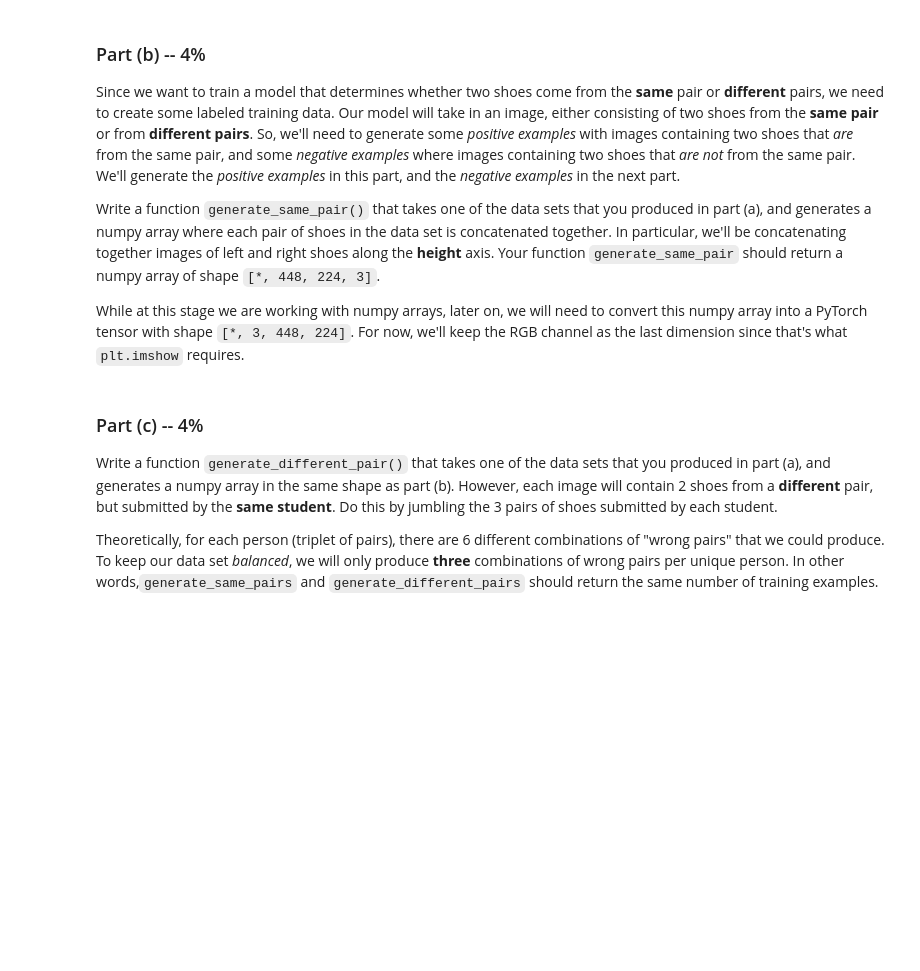
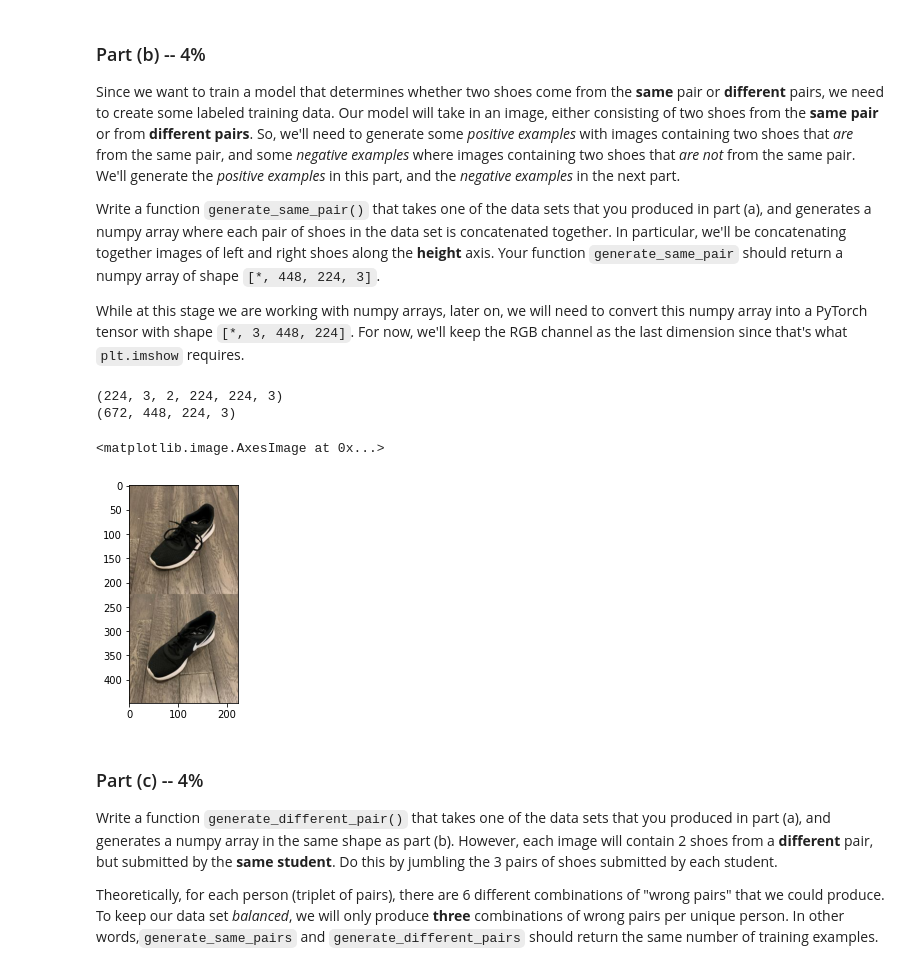
Before and after one commit to Angel2Eyes/deep_learning_course, a Jupyter notebook: Deep Learning Course/Assignment3/Assignment3_ipynb.ipynb, the cells around one changed output. Saved outputs shown, nothing was run; the diff lists cells and outputs as text; code cells hidden in the pictures; blank space fills up the shorter version.

```diff
--- a/Deep Learning Course/Assignment3/Assignment3_ipynb.ipynb
+++ b/Deep Learning Course/Assignment3/Assignment3_ipynb.ipynb
@@ -128,13 +133,23 @@ While at this stage we are working with numpy arrays, later on, we will need to
 that's what `plt.imshow` requires.
 # %%
 # Your code goes here
-def generate_same_pair():
-
+def generate_same_pair(data):
+  result = np.empty((np.shape(data)[0] * 3,448,224,3))
+  for sample_index, sample in enumerate(data):
+    for pair_index, pair in enumerate(sample):
+      result[sample_index*3 + pair_index,:224] = np.copy(pair[0])
+      result[sample_index*3 + pair_index,224:] = np.copy(pair[1])
+  return result
 
 # Run this code, include the result with your PDF submission
 print(train_data.shape) # if this is [N, 3, 2, 224, 224, 3]
 print(generate_same_pair(train_data).shape) # should be [N*3, 448, 224, 3]
-plt.imshow(generate_same_pair(train_data)[0]) # should show 2 shoes from the same pair
+plt.imshow(generate_same_pair(train_data)[0].astype(np.uint8)) # should show 2 shoes from the same pair
+# %% [output]
+(224, 3, 2, 224, 224, 3)
+(672, 448, 224, 3)
+<matplotlib.image.AxesImage at 0x...>
+[figure, added]
 # %% [markdown]
 ### Part (c) -- 4%
 
```
Also changed, not shown: parts of 4 cells of this notebook.
